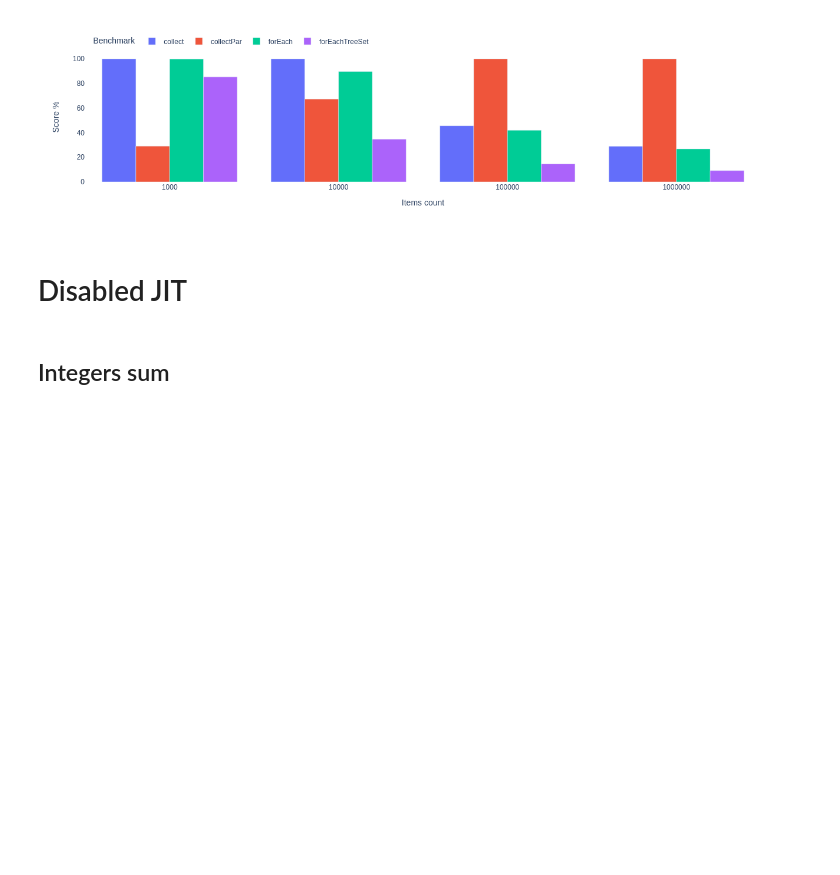
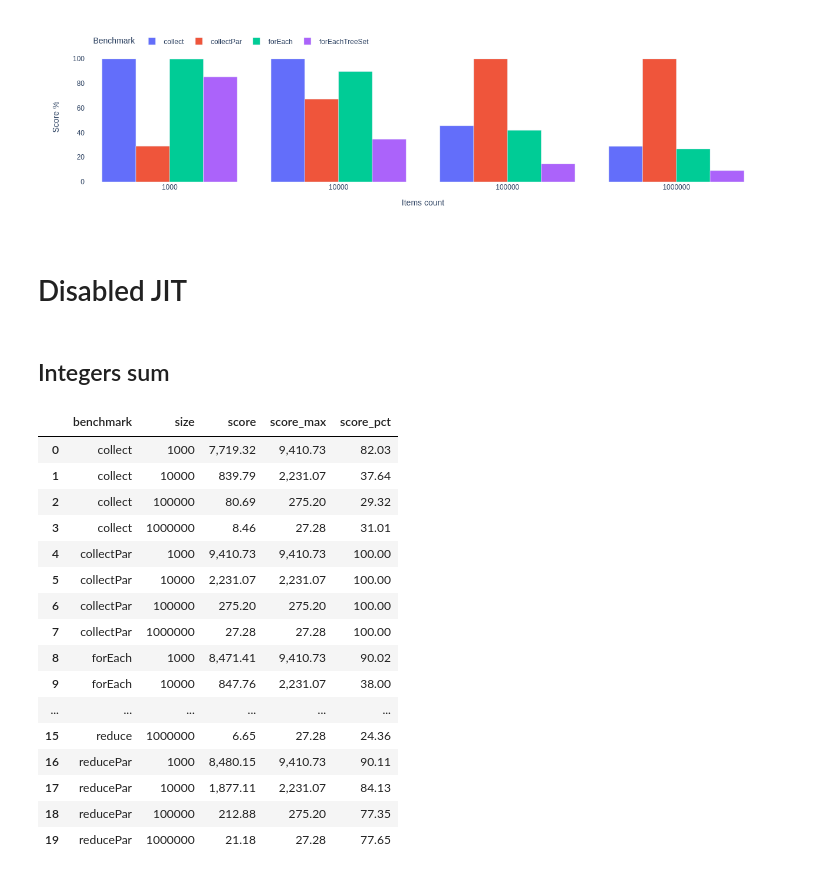
Before and after one commit to daniellas/speed-of-stream, a Jupyter notebook: jupyterlab/visualisation.ipynb, the cells around one changed output. Saved outputs shown, nothing was run; the diff lists cells and outputs as text; code cells hidden in the pictures; blank space fills up the shorter version.

```diff
--- a/jupyterlab/visualisation.ipynb
+++ b/jupyterlab/visualisation.ipynb
@@ -149,3 +149,25 @@ write_chart(chart,profile,benchmark)
 profile='nojit'
 # %% [markdown]
 ## Integers sum
+# %%
+benchmark = 'benchmark-streams-sum-int'
+(scores,chart) = load_results(profile,benchmark)
+scores
+# %% [output]
+|  | benchmark | size | score | score_max | score_pct |
+| 0 | collect | 1000 | 7,719.32 | 9,410.73 | 82.03 |
+| 1 | collect | 10000 | 839.79 | 2,231.07 | 37.64 |
+| 2 | collect | 100000 | 80.69 | 275.20 | 29.32 |
+| 3 | collect | 1000000 | 8.46 | 27.28 | 31.01 |
+| 4 | collectPar | 1000 | 9,410.73 | 9,410.73 | 100.00 |
+| 5 | collectPar | 10000 | 2,231.07 | 2,231.07 | 100.00 |
+| 6 | collectPar | 100000 | 275.20 | 275.20 | 100.00 |
+| 7 | collectPar | 1000000 | 27.28 | 27.28 | 100.00 |
+| 8 | forEach | 1000 | 8,471.41 | 9,410.73 | 90.02 |
+| 9 | forEach | 10000 | 847.76 | 2,231.07 | 38.00 |
+| ... | ... | ... | ... | ... | ... |
+| 15 | reduce | 1000000 | 6.65 | 27.28 | 24.36 |
+| 16 | reducePar | 1000 | 8,480.15 | 9,410.73 | 90.11 |
+| 17 | reducePar | 10000 | 1,877.11 | 2,231.07 | 84.13 |
+| 18 | reducePar | 100000 | 212.88 | 275.20 | 77.35 |
+| 19 | reducePar | 1000000 | 21.18 | 27.28 | 77.65 |
```
Also changed, not shown: parts of 1 cell of this notebook, 1 other file.
